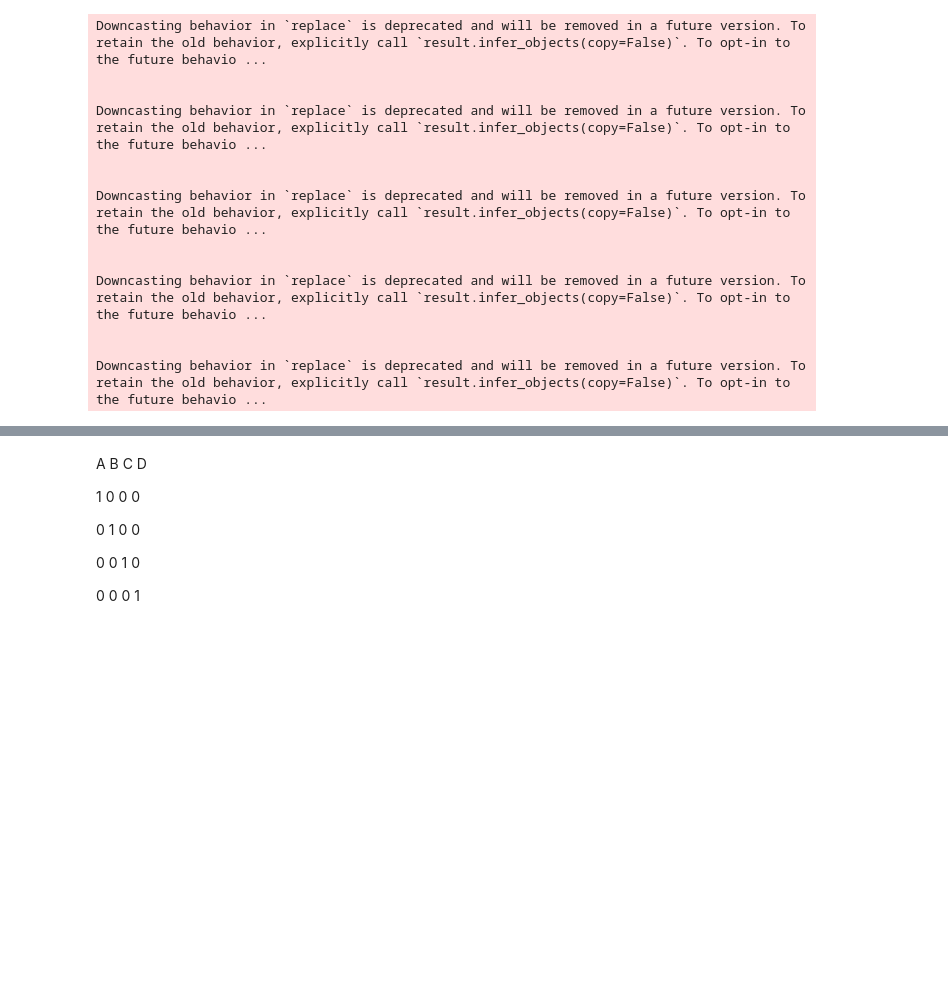
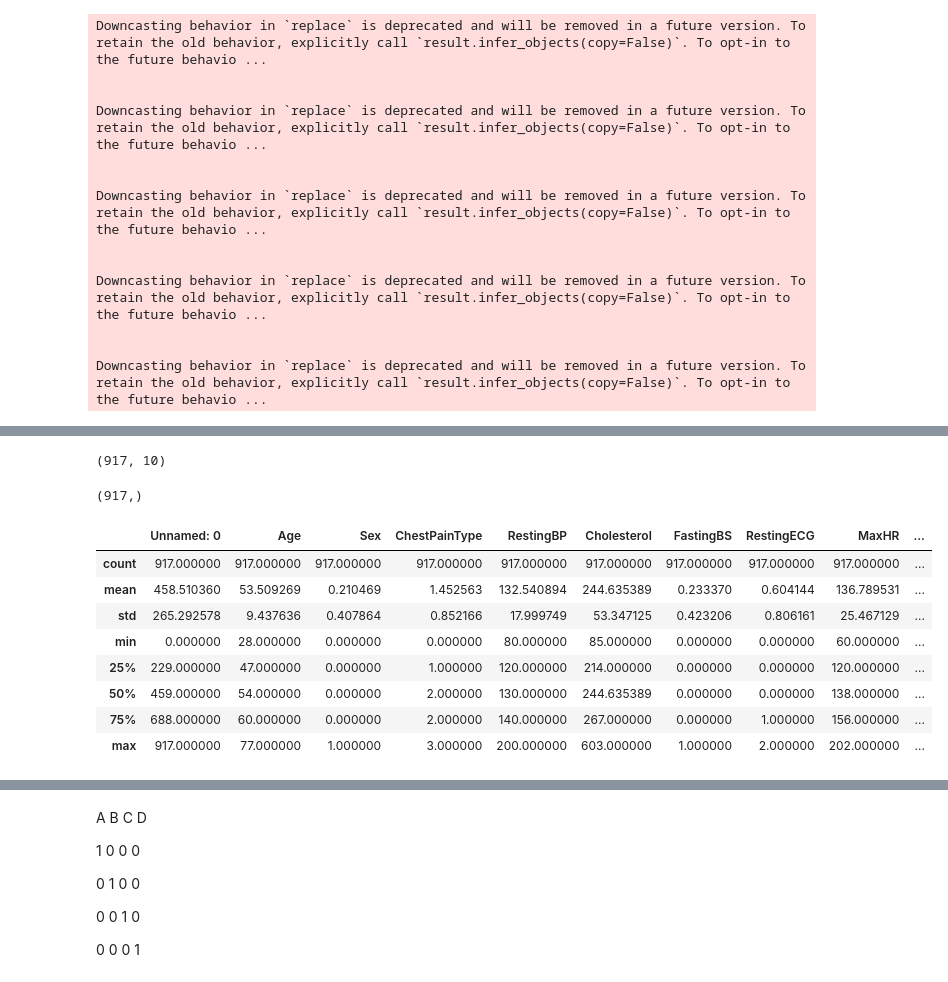
Before and after one commit to Newtan999/NewML, a Jupyter notebook: classificacao_doencas_cardiacas/heart_diseases.ipynb, the cells around one changed output, grey strips where cells are left out. Cells and saved outputs as stored; diff of their text form; code cells hidden in the pictures; blank space fills up the shorter version.

```diff
--- a/classificacao_doencas_cardiacas/heart_diseases.ipynb
+++ b/classificacao_doencas_cardiacas/heart_diseases.ipynb
@@ -514,2 +518,22 @@ df2.head()
+# %%
+previsores.shape
+# %% [output]
+(917, 10)
 # %%
 alvo = np.array(df2['HeartDisease'])
+# %%
+alvo.shape
+# %% [output]
+(917,)
+# %%
+df2.describe()
+# %% [output]
+|  | Unnamed: 0 | Age | Sex | ChestPainType | RestingBP | Cholesterol | FastingBS | RestingECG | MaxHR | ... |
+| count | 917.000000 | 917.000000 | 917.000000 | 917.000000 | 917.000000 | 917.000000 | 917.000000 | 917.000000 | 917.000000 | ... |
+| mean | 458.510360 | 53.509269 | 0.210469 | 1.452563 | 132.540894 | 244.635389 | 0.233370 | 0.604144 | 136.789531 | ... |
+| std | 265.292578 | 9.437636 | 0.407864 | 0.852166 | 17.999749 | 53.347125 | 0.423206 | 0.806161 | 25.467129 | ... |
+| min | 0.000000 | 28.000000 | 0.000000 | 0.000000 | 80.000000 | 85.000000 | 0.000000 | 0.000000 | 60.000000 | ... |
+| 25% | 229.000000 | 47.000000 | 0.000000 | 1.000000 | 120.000000 | 214.000000 | 0.000000 | 0.000000 | 120.000000 | ... |
+| 50% | 459.000000 | 54.000000 | 0.000000 | 2.000000 | 130.000000 | 244.635389 | 0.000000 | 0.000000 | 138.000000 | ... |
+| 75% | 688.000000 | 60.000000 | 0.000000 | 2.000000 | 140.000000 | 267.000000 | 0.000000 | 1.000000 | 156.000000 | ... |
+| max | 917.000000 | 77.000000 | 1.000000 | 3.000000 | 200.000000 | 603.000000 | 1.000000 | 2.000000 | 202.000000 | ... |
```
Also changed, not shown: parts of 40 cells of this notebook.
